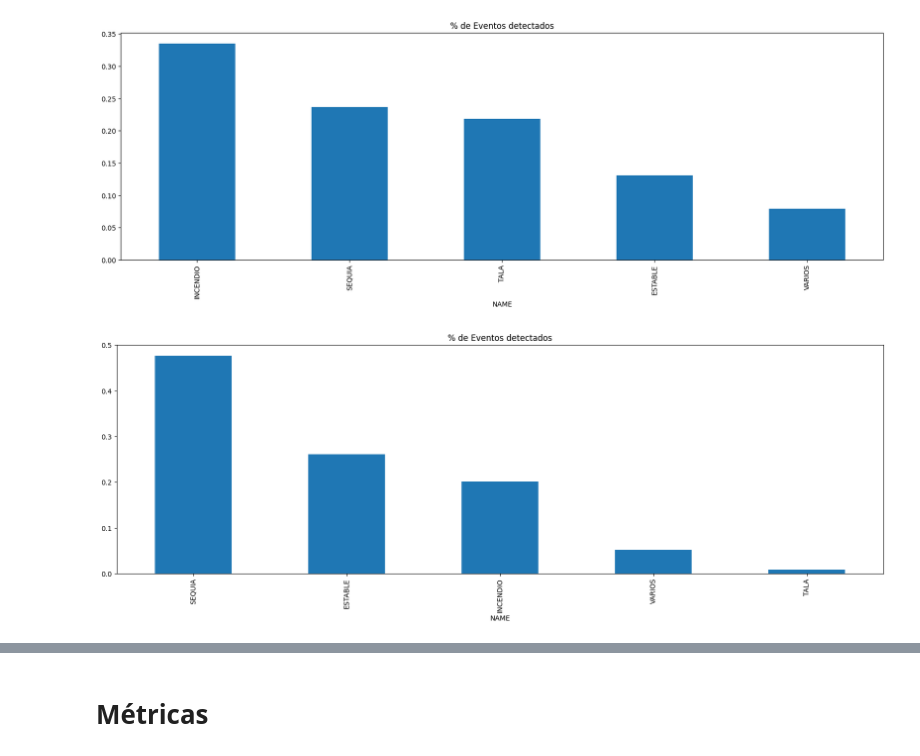
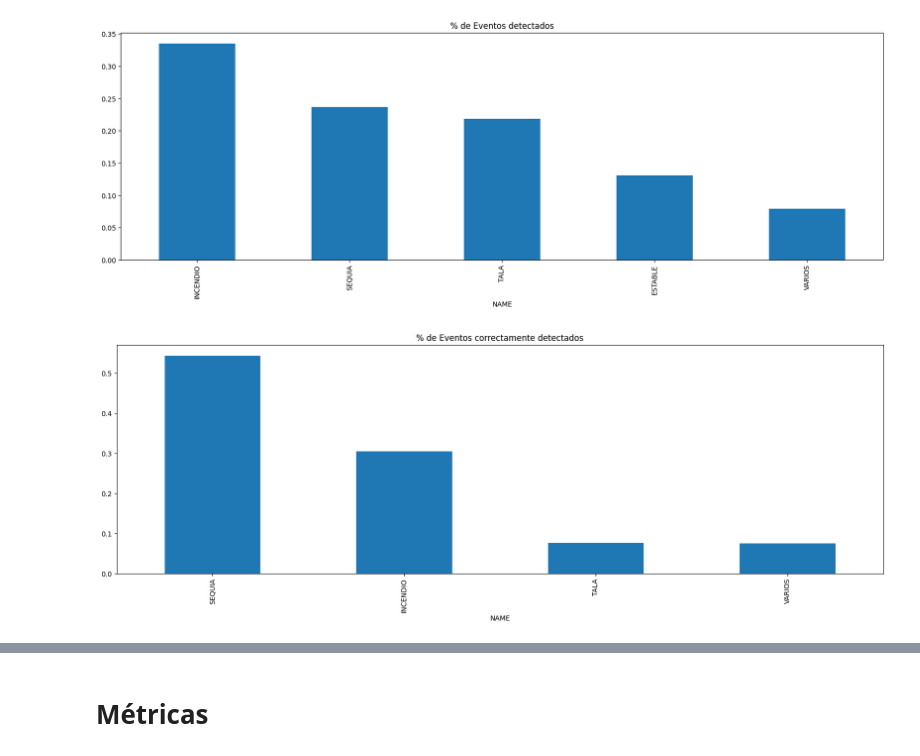
Before and after one commit to datacubeR/samsara, a Jupyter notebook: samsara/04-DeepAnt-analysis.ipynb, the cells around one changed output, grey strips where cells are left out. Saved outputs shown, nothing was run; the diff lists cells and outputs as text; code cells hidden in the pictures.

```diff
--- a/samsara/04-DeepAnt-analysis.ipynb
+++ b/samsara/04-DeepAnt-analysis.ipynb
@@ -73,17 +73,20 @@ Other Anomalies Detected: 111,911
 # %%
 import matplotlib.pyplot as plt
 
 
 def plot_events_detected(df, title=""):
     df.NAME.value_counts(normalize=True).plot(figsize=(20, 6), kind="bar", title=title)
     plt.show()
 
 
 plot_events_detected(anomalies_df, title="% de Eventos detectados")
-plot_events_detected(anomalies_df.query("is_right"), title="% de Eventos detectados")
+plot_events_detected(
+    anomalies_df.query("NAME != 'ESTABLE' and is_right"),
+    title="% de Eventos correctamente detectados",
+)
 # %% [output]
 [figure]
-[figure, old version]
+[figure, new version]
 # %%
 total_polygons_detected = (
     correct_anomalies.groupby(["NAME", "ID"], as_index=False)
```
Also changed, not shown: parts of 13 cells of this notebook, 3 other files.
